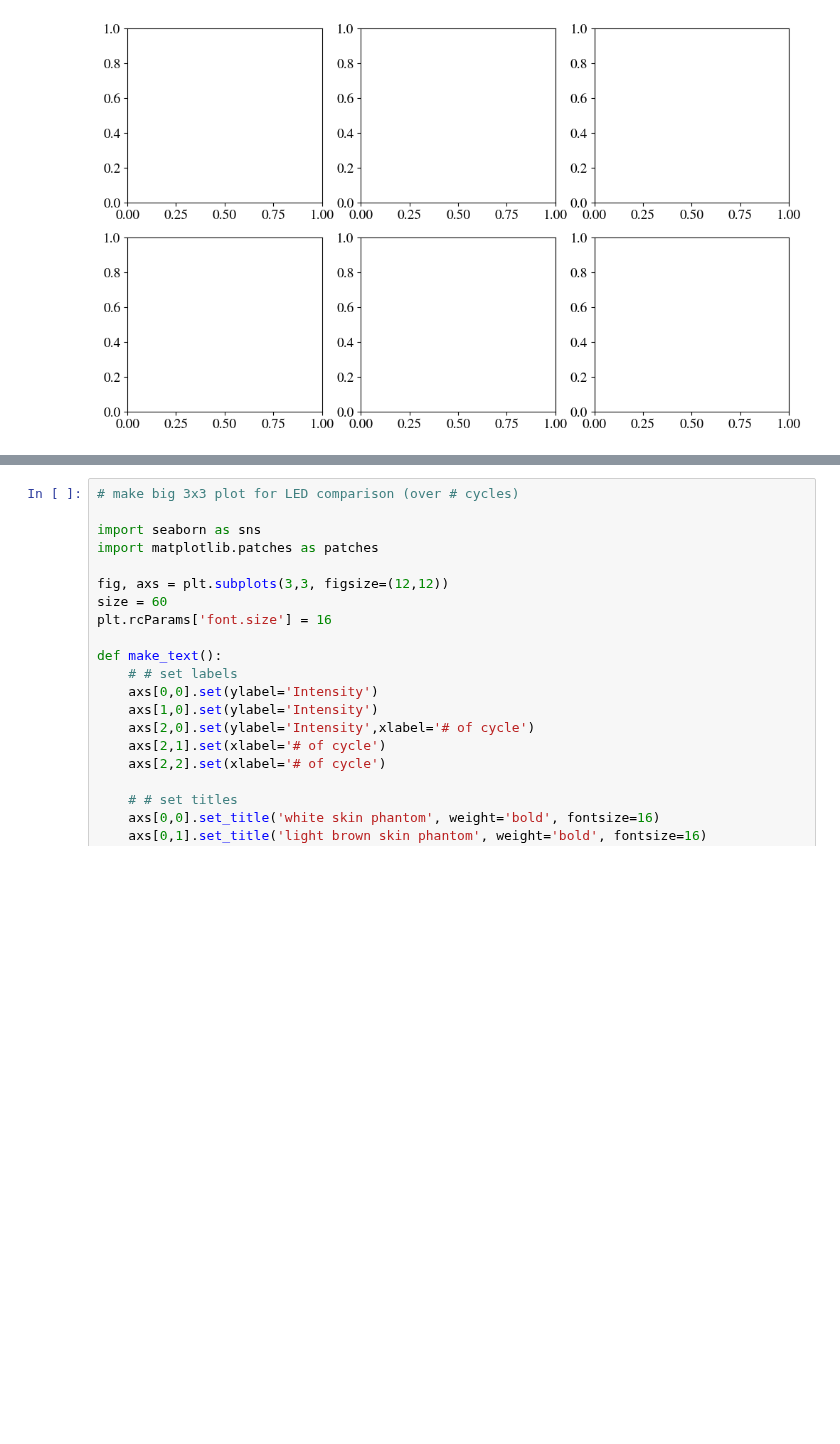
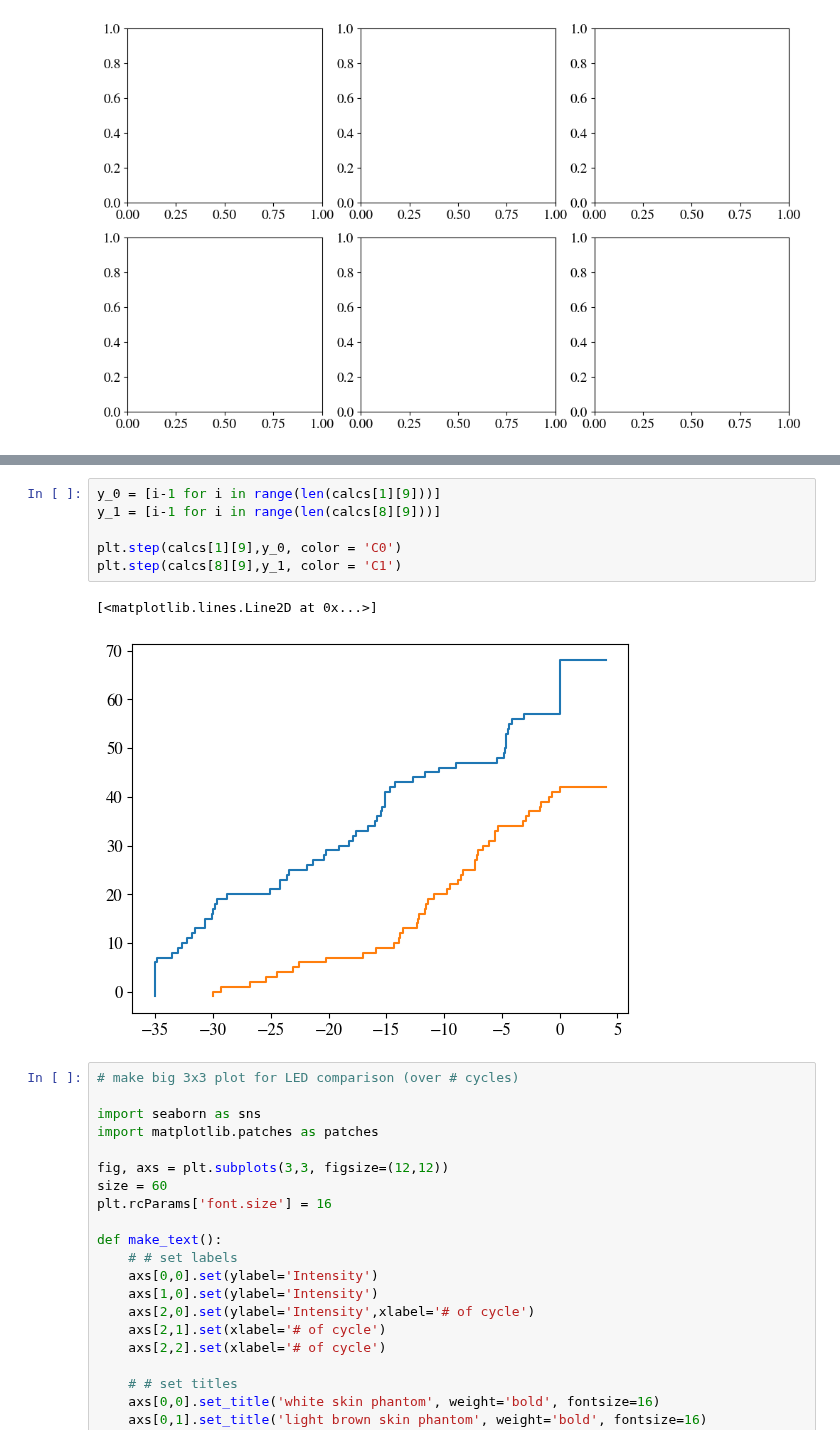
Before and after one commit to annnnna42/Arduino_KDC101_Control_and_Evaluation, a Jupyter notebook: merge/merge_plots.ipynb, the cells around one changed output, grey strips where cells are left out. Drawn from its saved outputs; the diff is of its cells as text; blank space fills up the shorter version.

```diff
--- a/merge/merge_plots.ipynb
+++ b/merge/merge_plots.ipynb
@@ -640,3 +536,12 @@ fig.text(0.5, 0.96, 'Drift in of minimum values in percent [first value is refer
+# %%
+y_0 = [i-1 for i in range(len(calcs[1][9]))]
+y_1 = [i-1 for i in range(len(calcs[8][9]))]
+
+plt.step(calcs[1][9],y_0, color = 'C0')
+plt.step(calcs[8][9],y_1, color = 'C1')
+# %% [output]
+[<matplotlib.lines.Line2D at 0x...>]
+[figure, added]
 # %%
 # make big 3x3 plot for LED comparison (over # cycles)
 
```
Also changed, not shown: parts of 7 cells of this notebook, 3 other files.
